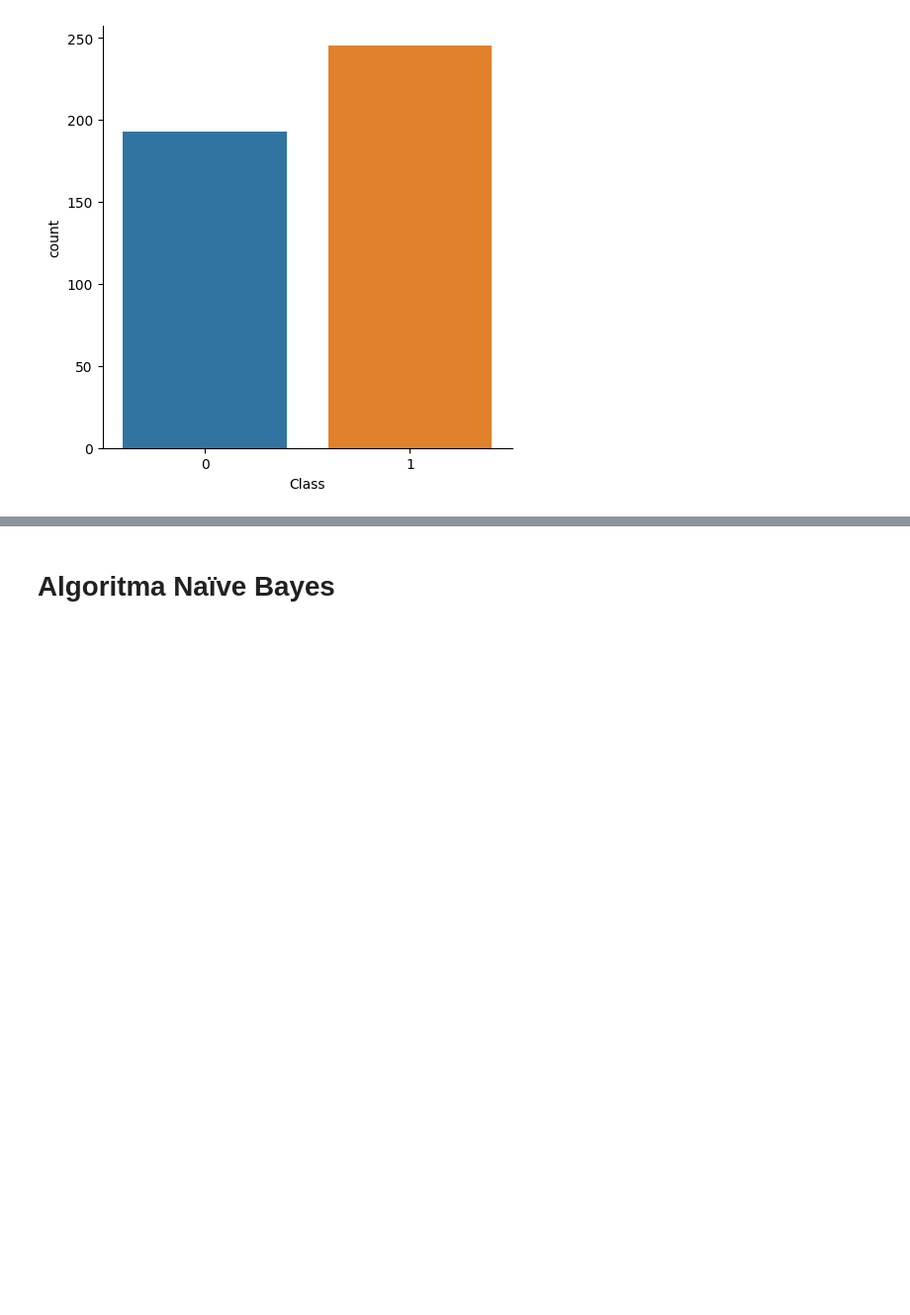
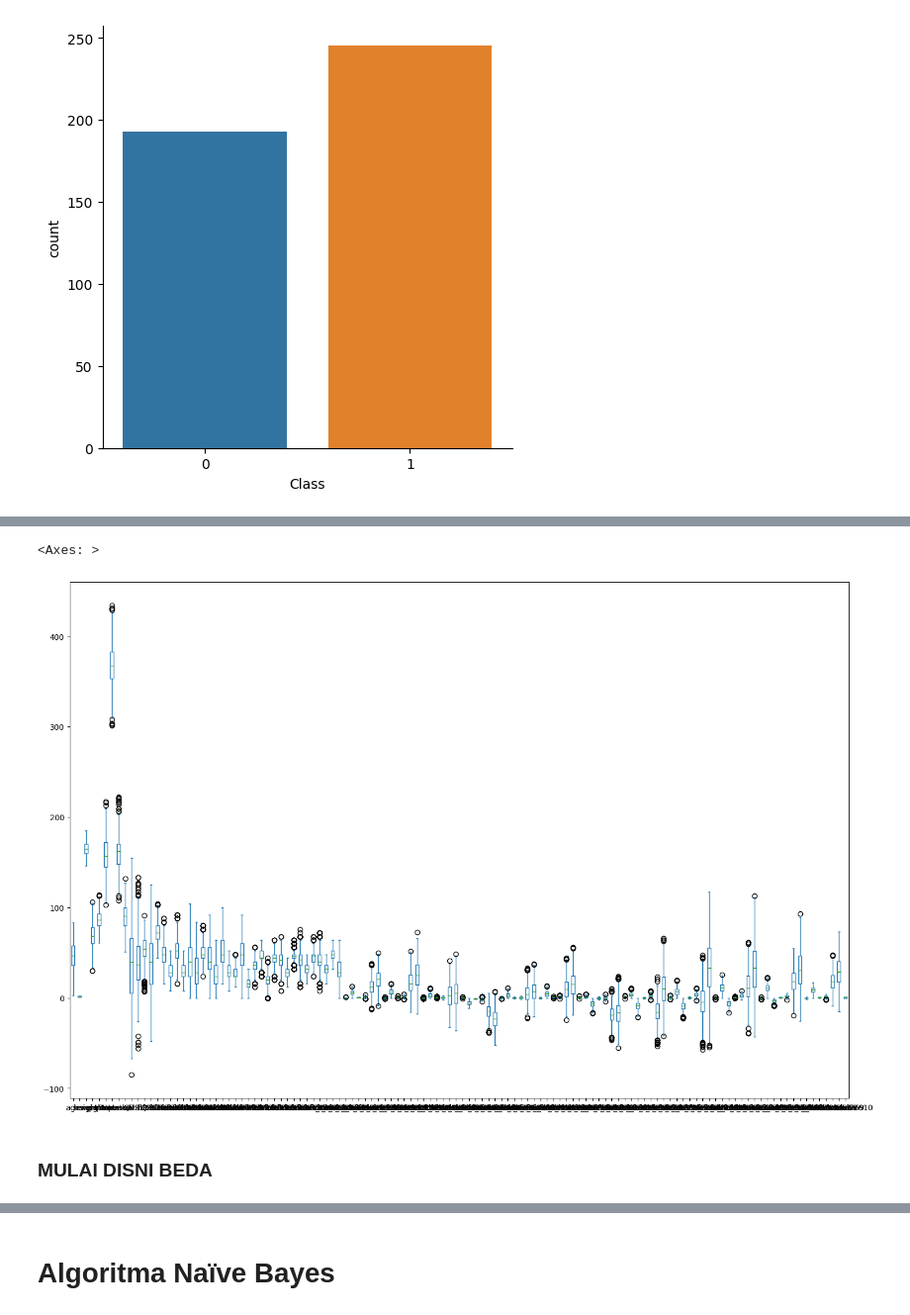
Before and after one commit to frilham/frilham, a Jupyter notebook: Tubes_AI_(Algoritma_Naïve_Bayes).ipynb, the cells around one changed output, grey strips where cells are left out. Shown at 99% size. Drawn from its saved outputs; the diff is of its cells as text; code cells hidden in the pictures; blank space fills up the shorter version.

```diff
--- a/Tubes_AI_(Algoritma_Naïve_Bayes).ipynb
+++ b/Tubes_AI_(Algoritma_Naïve_Bayes).ipynb
@@ -206,7 +218,3 @@ data
 # %%
-#drop row yang datanya kurang dari 5, ganti sex 0 jadi 2 biar gk ke drop di atas 30 persen 0nya
-data = data[data['Class'] != 7]
-data = data[data['Class'] != 8]
-data = data[data['Class'] != 14]
-data = data[data['Class'] != 15]
+#ganti sex 0 jadi 2 biar gk ke drop di atas 30 persen 0nya
 data['sex'] = data['sex'].replace(0, 2)
@@ -299,0 +318,19 @@ fold3 = (data.iloc[351:451].reset_index(drop=True), data.iloc[0:351].reset_index
+# %%
+#membuat function untuk mendapatkan outlier2 pada data
+def find_outliers(data, threshold=1.5):
+    outliers = {}
+    for column in data.columns:
+        if data[column].dtype != 'object':
+            q1 = data[column].quantile(0.25)
+            q3 = data[column].quantile(0.75)
+            iqr = q3 - q1
+            lower_bound = q1 - (threshold * iqr)
+            upper_bound = q3 + (threshold * iqr)
+            column_outliers = data[(data[column] < lower_bound) | (data[column] > upper_bound)][column]
+            outliers[column] = column_outliers
+    return outliers
+outliers = find_outliers(data, threshold=1.5)
+for column, values in outliers.items():
+    print(f"Outliers in column {column}:")
+    print(values)
+    print()
@@ -300 +355,23 @@ fold3 = (data.iloc[351:451].reset_index(drop=True), data.iloc[0:351].reset_index
+# %%
+def replace_outliers_with_mean(data, threshold=1.5):
+    outliers = {}
+    for column in data.columns:
+        if data[column].dtype != 'object':
+            q1 = data[column].quantile(0.25)
+            q3 = data[column].quantile(0.75)
+            iqr = q3 - q1
+            lower_bound = q1 - (threshold * iqr)
+            upper_bound = q3 + (threshold * iqr)
+            column_outliers = data[(data[column] < lower_bound) | (data[column] > upper_bound)][column]
+            outliers[column] = column_outliers
+            data.loc[(data[column] < lower_bound) | (data[column] > upper_bound), column] = data[column].mean()
+    return data
+data = replace_outliers_with_mean(data, threshold=1.5)
+# %%
+data.plot(kind='box',figsize = (18,12))
+# %% [output]
+<Axes: >
+[figure, added]
+# %% [markdown]
+### MULAI DISNI BEDA
 # %%
```
Also changed, not shown: parts of 36 cells of this notebook.
